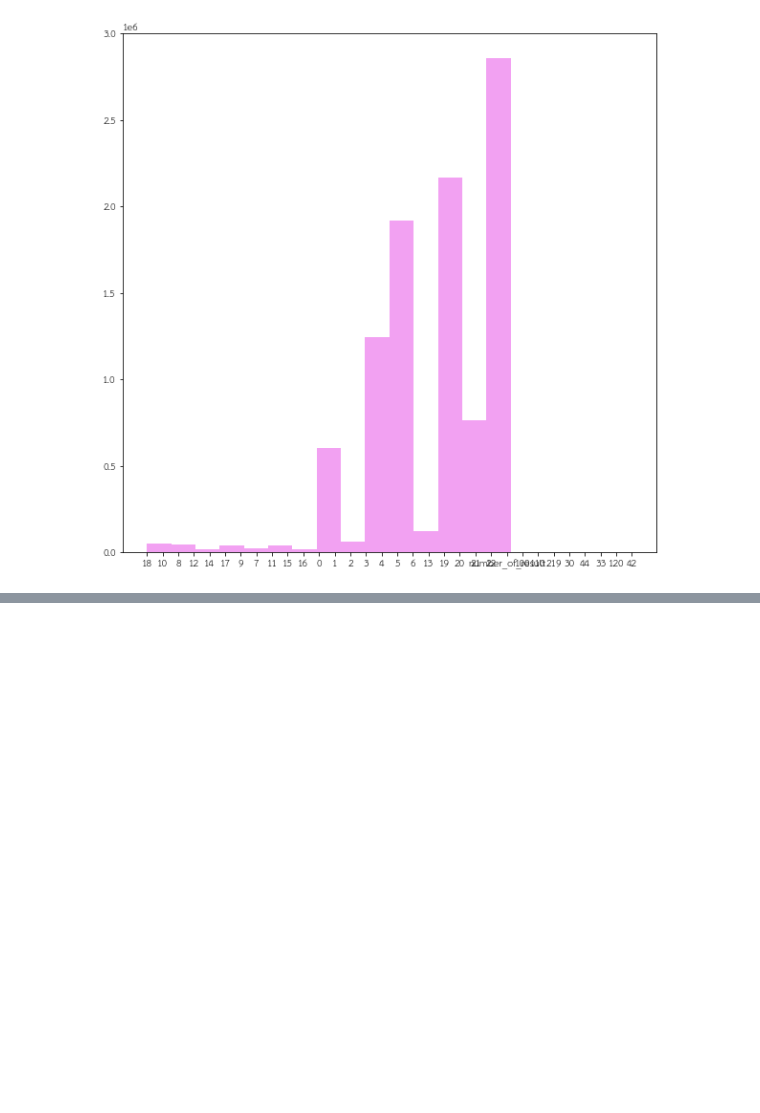
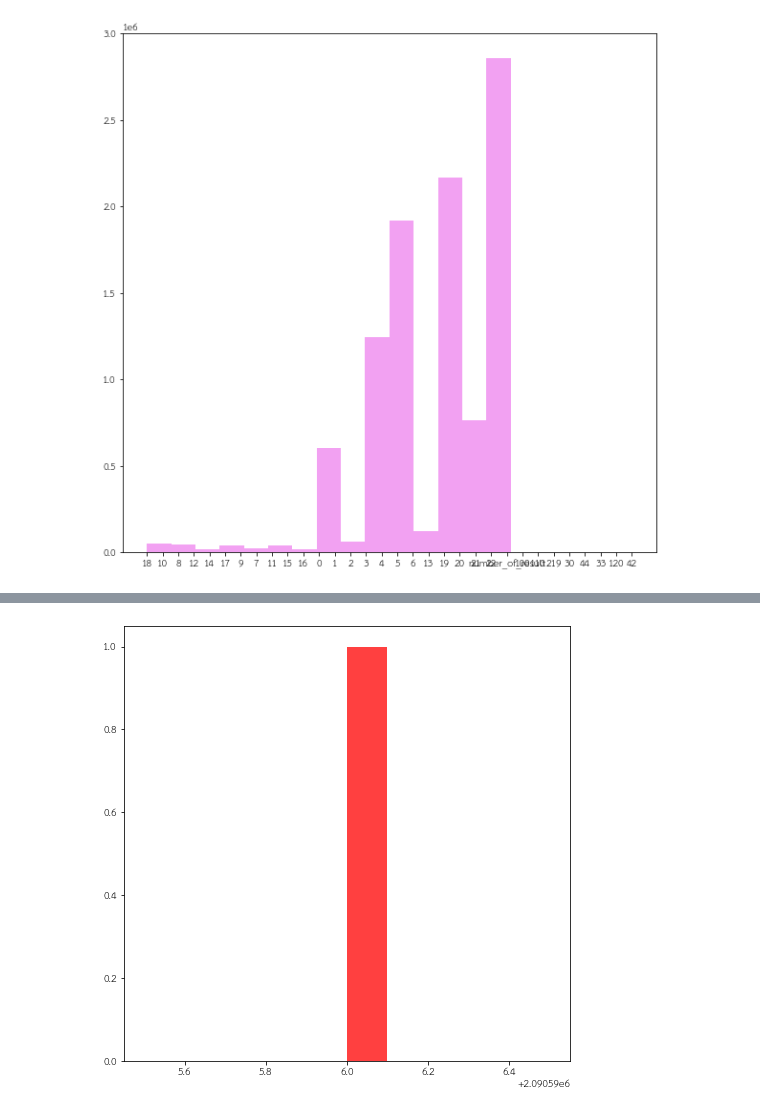
Before and after one commit to MeenTers/data_viz, a Jupyter notebook: Visualize_Data_Comparison.ipynb, the cells around one changed output, grey strips where cells are left out. Drawn from its saved outputs; the diff is of its cells as text; code cells hidden in the pictures; blank space fills up the shorter version.

```diff
--- a/Visualize_Data_Comparison.ipynb
+++ b/Visualize_Data_Comparison.ipynb
@@ -233,0 +310,6 @@ output1 = plt.hist(list(data['number_of_result']),20,facecolor = 'violet',alpha=
+# %%
+data_q7_1 = new_type[new_type == 20]
+# %%
+plt.hist(data_q7_1.count(),10,facecolor = 'red',alpha=0.75);
+# %% [output]
+[figure, added]
```
Also changed, not shown: parts of 22 cells of this notebook.
